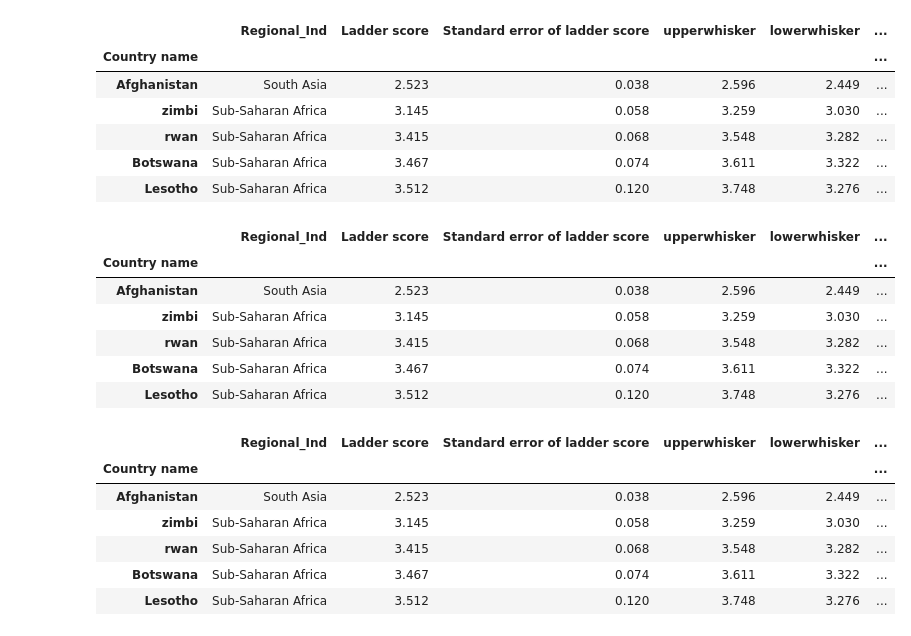
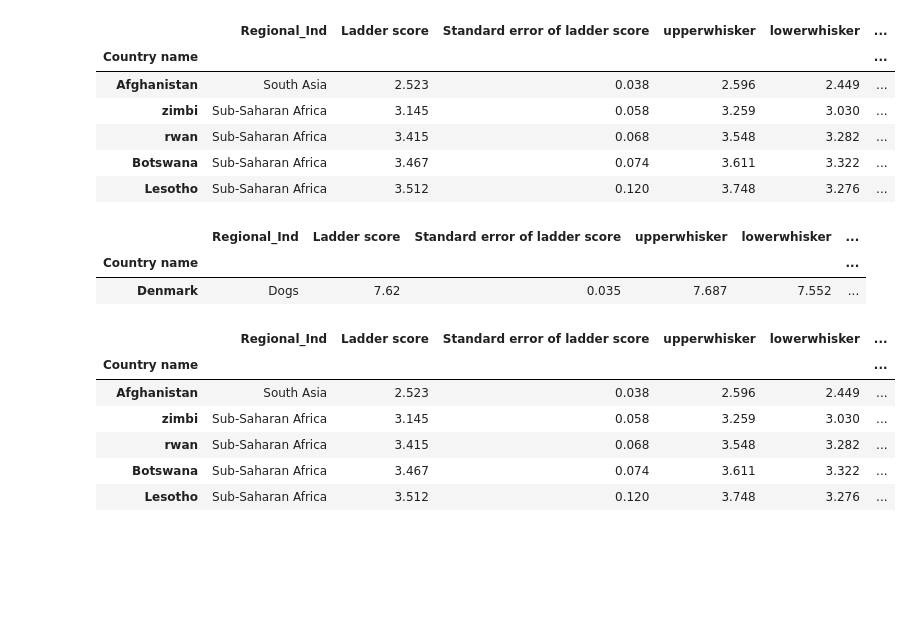
Before and after one commit to dennisowusu123/DATA-ANALYTICS-GT, a Jupyter notebook: DataScience/DataAnalysis/01_Dataframes.ipynb, the cells around one changed output. Drawn from its saved outputs; the diff is of its cells as text; code cells hidden in the pictures; blank space fills up the shorter version.

```diff
--- a/DataScience/DataAnalysis/01_Dataframes.ipynb
+++ b/DataScience/DataAnalysis/01_Dataframes.ipynb
@@ -2199,16 +2221,12 @@ country.head()
 # %%
 #changing the multiple rows with loc
 #Add also i created a new row called =Iscold
 country.loc[['Denmark','Finland','Iceland'],['Regional_Ind','Iscold']] = 'Dogs'
-country.head()
+country.loc[['Denmark']]
 # %% [output]
 |  | Regional_Ind | Ladder score | Standard error of ladder score | upperwhisker | lowerwhisker | ... |
 | Country name |  |  |  |  |  | ... |
-| Afghanistan | South Asia | 2.523 | 0.038 | 2.596 | 2.449 | ... |
-| zimbi | Sub-Saharan Africa | 3.145 | 0.058 | 3.259 | 3.030 | ... |
-| rwan | Sub-Saharan Africa | 3.415 | 0.068 | 3.548 | 3.282 | ... |
-| Botswana | Sub-Saharan Africa | 3.467 | 0.074 | 3.611 | 3.322 | ... |
-| Lesotho | Sub-Saharan Africa | 3.512 | 0.120 | 3.748 | 3.276 | ... |
+| Denmark | Dogs | 7.62 | 0.035 | 7.687 | 7.552 | ... |
 # %%
 # I can bring in list notation if i wanna change the assigned values respectively
 country.loc[['Denmark','Finland','Iceland'],['Regional_Ind','Iscold']] = ['Dogs', 'Banku']
```
Also changed, not shown: parts of 36 cells of this notebook.
